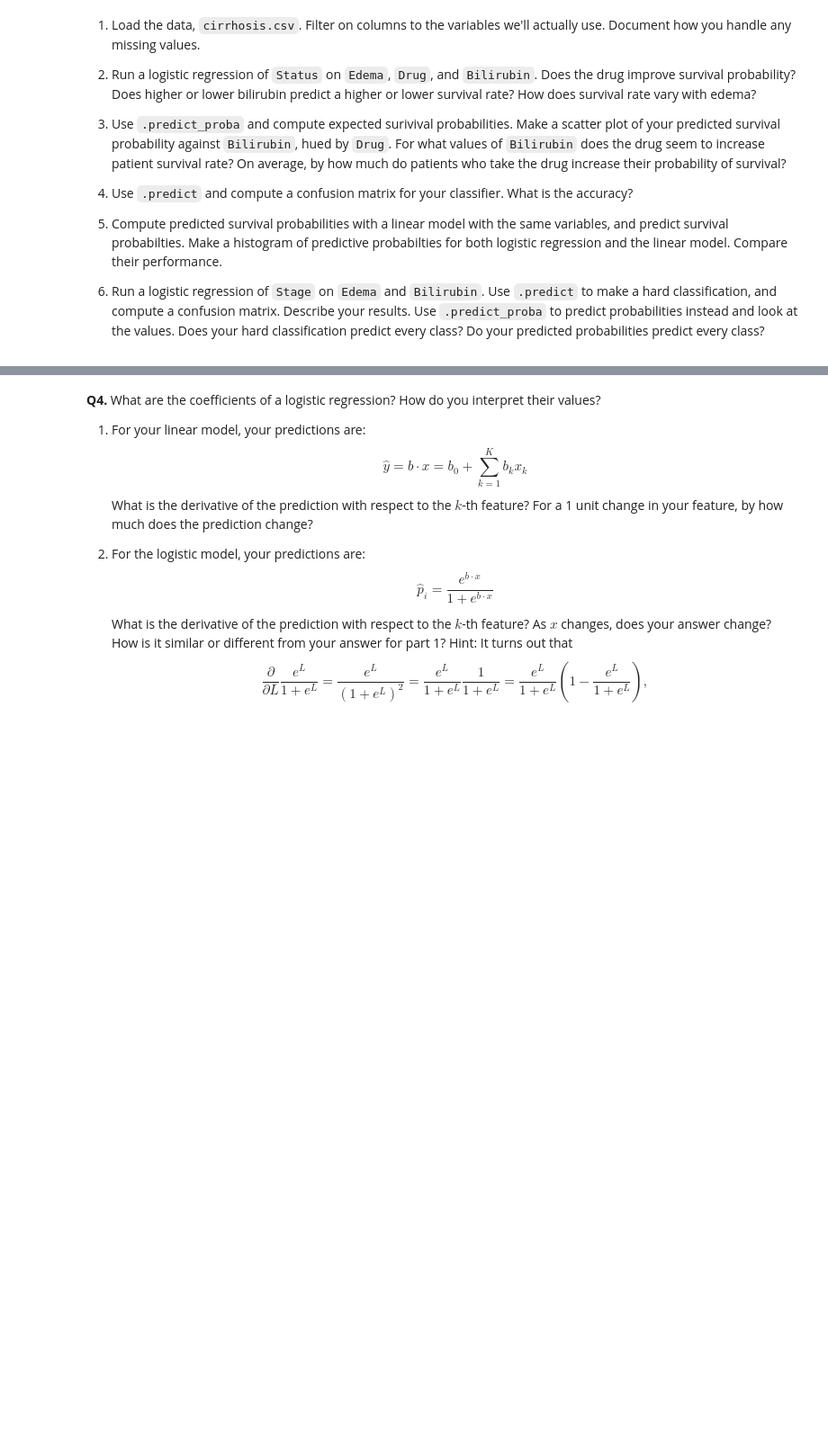
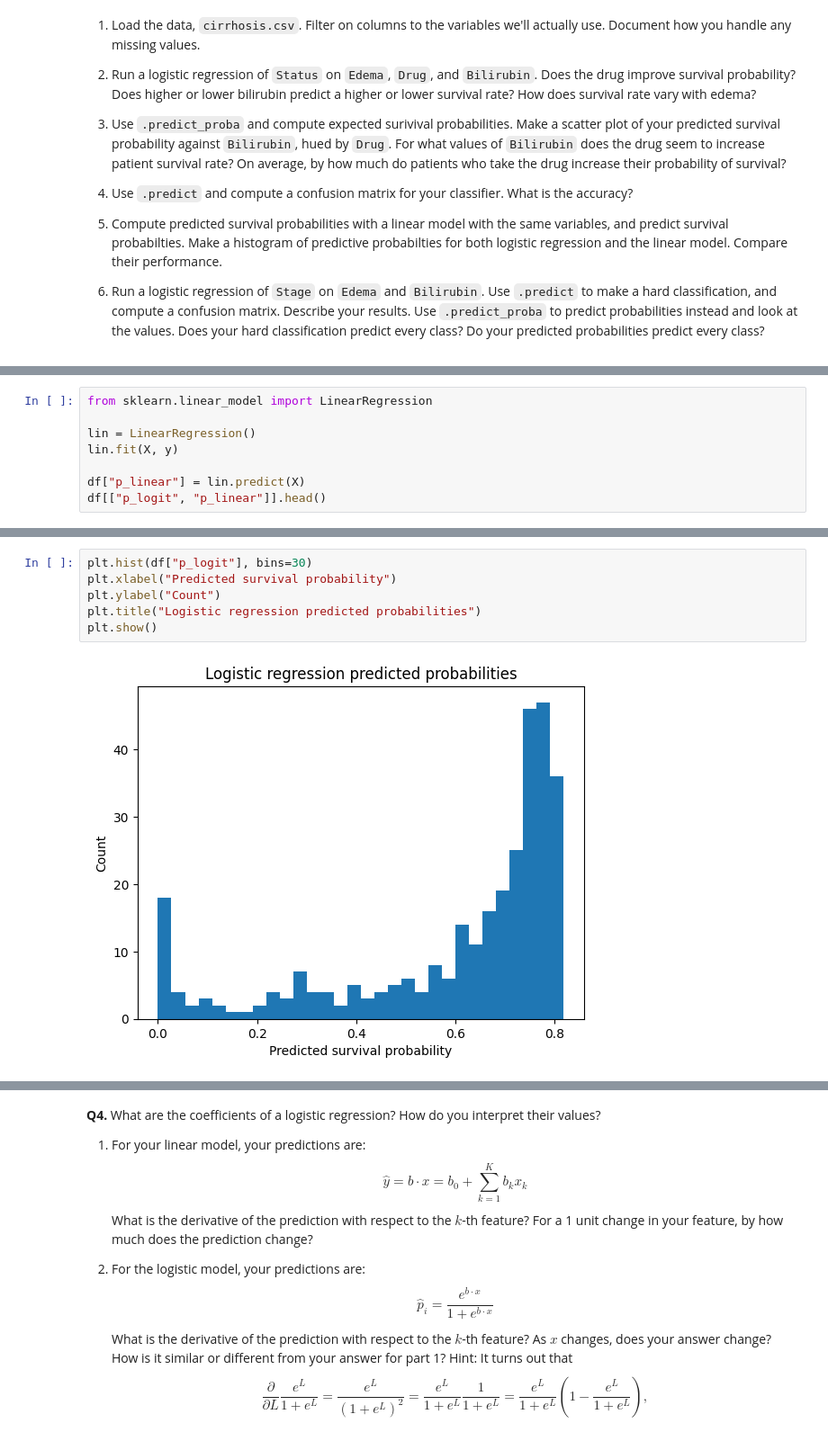
Before and after one commit to msoly25/undergrad_ml_assignments, a Jupyter notebook: 05_assignment_glm.ipynb, the cells around one changed output, grey strips where cells are left out. Shown at 90% size. Drawn from its saved outputs; the diff is of its cells as text; blank space fills up the shorter version.

```diff
--- a/05_assignment_glm.ipynb
+++ b/05_assignment_glm.ipynb
@@ -393,0 +477,8 @@ FileNotFoundError: [Errno 2] No such file or directory: 'data'
+# %%
+from sklearn.linear_model import LinearRegression
+
+lin = LinearRegression()
+lin.fit(X, y)
+
+df["p_linear"] = lin.predict(X)
+df[["p_logit", "p_linear"]].head()
@@ -393,0 +492,8 @@ FileNotFoundError: [Errno 2] No such file or directory: 'data'
+# %%
+plt.hist(df["p_logit"], bins=30)
+plt.xlabel("Predicted survival probability")
+plt.ylabel("Count")
+plt.title("Logistic regression predicted probabilities")
+plt.show()
+# %% [output]
+[figure, added]
```
Also changed, not shown: parts of 26 cells of this notebook.
